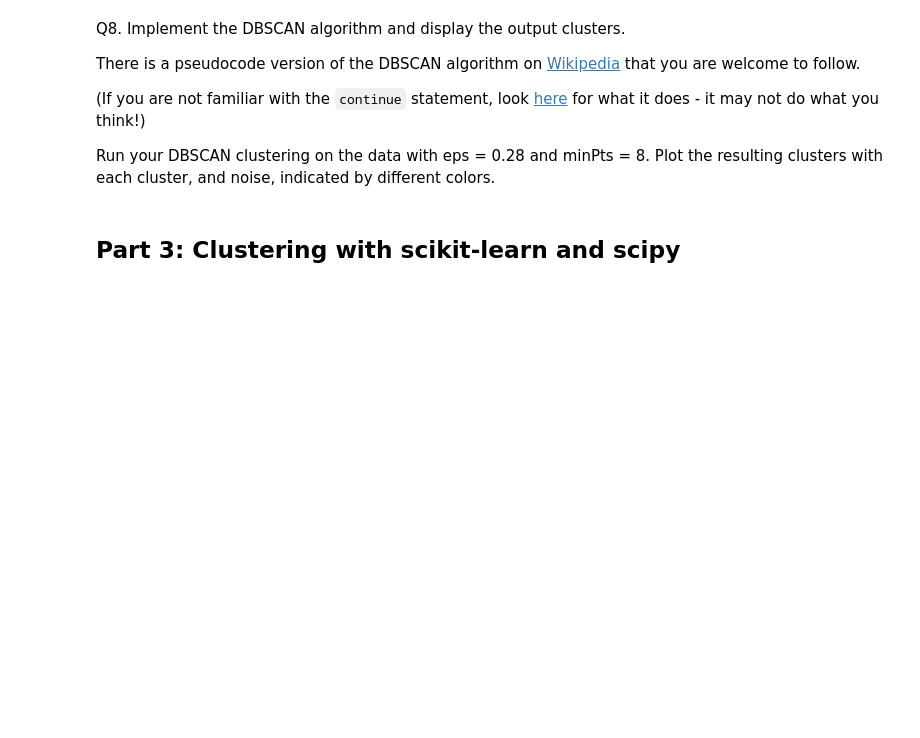
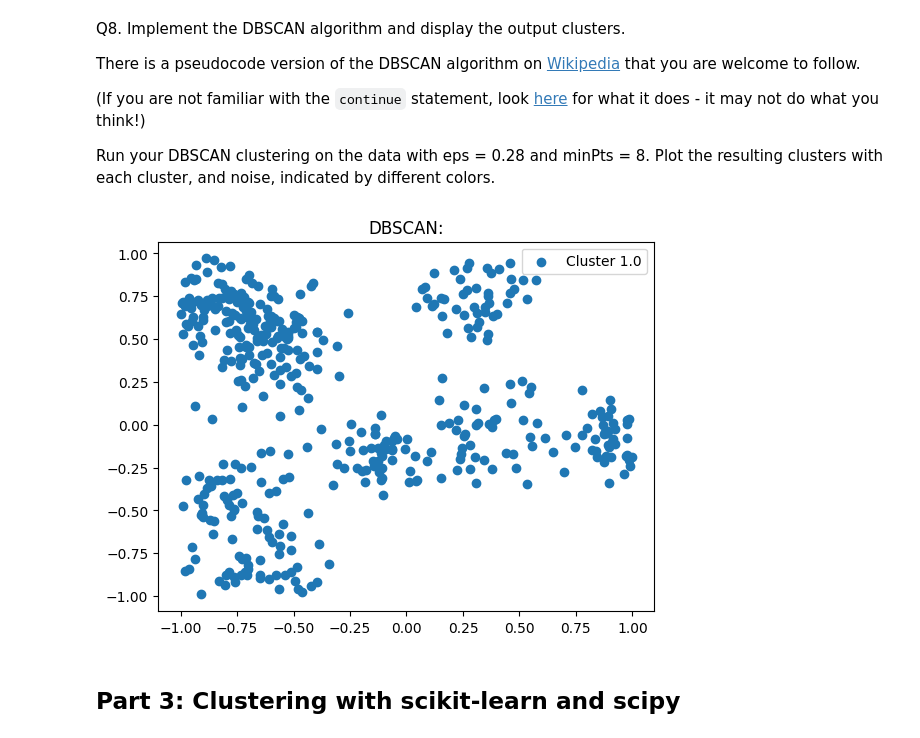
Before and after one commit to sebiaramirez/ml-homework-5, a Jupyter notebook: HW5 - Clustering.ipynb, the cells around one changed output. Saved outputs shown, nothing was run; the diff lists cells and outputs as text; code cells hidden in the pictures; blank space fills up the shorter version.

```diff
--- a/HW5 - Clustering.ipynb
+++ b/HW5 - Clustering.ipynb
@@ -200,13 +201,80 @@ There is a  pseudocode version of the DBSCAN algorithm on [Wikipedia](https://en
 (If you are not familiar with the `continue` statement, look [here](https://www.tutorialspoint.com/python/python_loop_control.htm) for what it does - it may not do what you think!)
 
 Run your DBSCAN clustering on the data with eps = 0.28 and minPts = 8. Plot the resulting clusters with each cluster, and noise, indicated by different colors.
-# %%
-# your code goes here
-def dbscan(X, eps, minPts) :
-    #init all of the pts
-    pts = np.zeros(X.shape[0])
-    #num clusters
-    clusters = 0
+# %%
+# your code goes here
+def dbscan(data, eps, minPts) :
+    #init all of the pts
+    pts = np.zeros(data.shape[0])
+    #num clusters
+    clusters = 0
+    #only visit unprocessed pts, noise pts = -1?
+    for i in range(data.shape[0]):
+        if pts[i] != 0:
+            continue
+
+        nextToPt = find_next_to_pt(data,i ,eps)
+
+        if len(nextToPt) < minPts:
+            pts[i] = -1
+            continue
+
+        clusters +=1
+        pts[i] = clusters
+
+
+        #add to cluster
+        cluster_list = list(nextToPt)
+
+        index = 0
+
+        while(index < len(cluster_list)):
+            next_index = cluster_list[index]
+
+            if pts[next_index] == -1:
+                pts[next_index] = clusters
+
+            if pts[next_index] == 0:
+                pts[next_index] = clusters
+                new_neighbors = find_next_to_pt(data, next_index, eps)
+                if len(new_neighbors) >= minPts:
+                    for n in new_neighbors:
+                        if n not in cluster_list:
+                            cluster_list.append(n)
+            index+=1
+
+    return pts
+
+def find_next_to_pt(data, target_index, eps):
+    x1, y1 = data[:, 0], data[:, 1]
+    x2, y2 = data[target_index, 0], data[target_index, 1]
+    distances = np.sqrt((x1 - x2)**2 + (y1 - y2)**2)
+
+    return np.where(distances<=eps)[0]
+
+clusters = dbscan(data, 0.28, 8)
+
+def plot_dbscan(data, clusters):
+    cluster_num = np.unique(clusters)
+
+    for k in cluster_num:
+        points = data[clusters == k]
+        if k == -1:
+            plt.scatter(points[:, 0], points[:, 1], c='black', label='Noise')
+        else:
+            plt.scatter(points[:, 0], points[:, 1], label=f'Cluster {k}')
+
+
+    plt.title('DBSCAN:')
+    plt.legend()
+    plt.show()
+
+
+
+labels = dbscan(data, 0.28, 8)
+plot_dbscan(data, labels)
+# %% [output]
+[figure, added]
 # %% [markdown]
 ## Part 3: Clustering with scikit-learn and scipy
 # %% [markdown]
```
Also changed, not shown: parts of 5 cells of this notebook.
